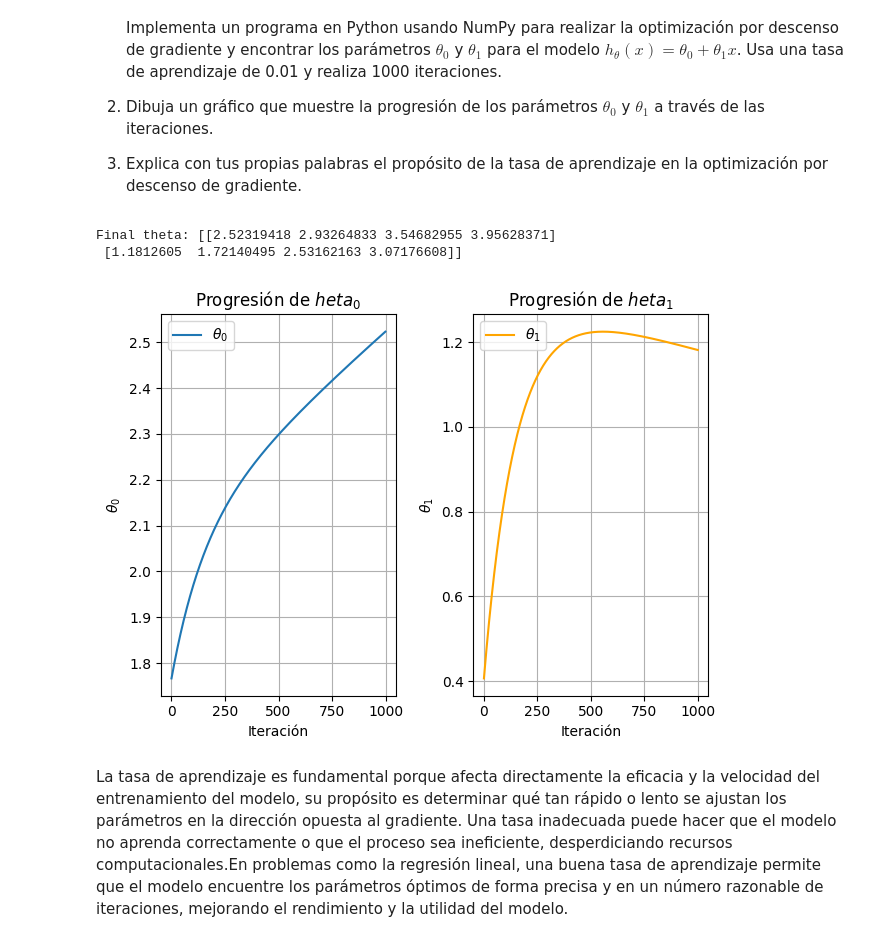
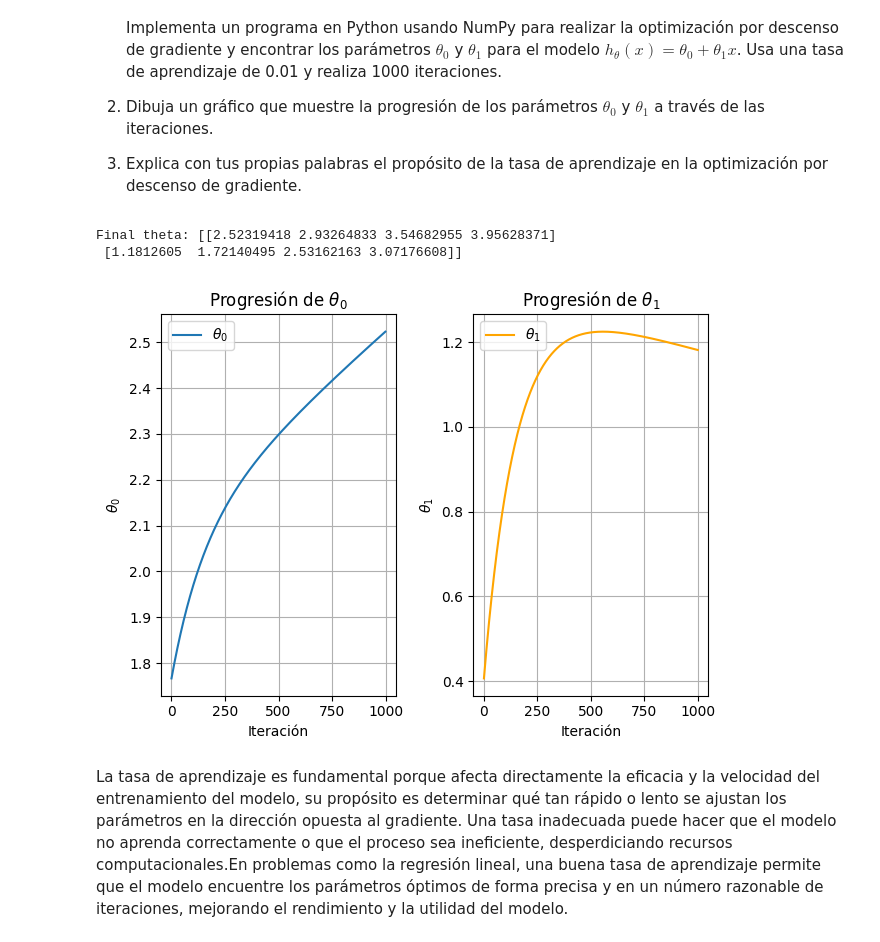
Before and after one commit to undelapaz-rnap-2025I/ejercicios-y-ejemplos-con-numpy-ElWilly9, a Jupyter notebook: rnap_2024_II_exercises_and_examples_numpy.ipynb, the cells around one changed output. Saved outputs shown, nothing was run; the diff lists cells and outputs as text; code cells hidden in the pictures.

```diff
--- a/rnap_2024_II_exercises_and_examples_numpy.ipynb
+++ b/rnap_2024_II_exercises_and_examples_numpy.ipynb
@@ -574,35 +574,35 @@ theta = np.random.randn(2, 1)
 theta_0_history = []
 theta_1_history = []
 # Gradient Descent
 for iteration in range(n_iterations):
     gradients = 2 / 100 * X_b.T.dot(X_b.dot(theta) - y)
     theta = theta - learning_rate * gradients
     # Almacenar los valores de theta en cada iteración
     theta_0_history.append(theta[0, 0])
     theta_1_history.append(theta[1, 0])
 print("Final theta:", theta)
 
 plt.subplot(1, 2, 1)
 plt.plot(theta_0_history, label=r'$\theta_0$')
 plt.xlabel('Iteración')
 plt.ylabel(r'$\theta_0$')
-plt.title('Progresión de $\theta_0$')
+plt.title(r'Progresión de $\theta_0$')
 plt.grid(True)
 plt.legend()
 
 plt.subplot(1, 2, 2)
 plt.plot(theta_1_history, label=r'$\theta_1$', color='orange')
 plt.xlabel('Iteración')
 plt.ylabel(r'$\theta_1$')
-plt.title('Progresión de $\theta_1$')
+plt.title(r'Progresión de $\theta_1$')
 plt.grid(True)
 plt.legend()
 
 plt.tight_layout()
 plt.show()
 # %% [output]
 Final theta: [[2.52319418 2.93264833 3.54682955 3.95628371]
  [1.1812605  1.72140495 2.53162163 3.07176608]]
-[figure, old version]
+[figure, new version]
 # %% [markdown]
 La tasa de aprendizaje es fundamental porque afecta directamente la eficacia y la velocidad del entrenamiento del modelo, su propósito es determinar qué tan rápido o lento se ajustan los parámetros en la dirección opuesta al gradiente. Una tasa inadecuada puede hacer que el modelo no aprenda correctamente o que el proceso sea ineficiente, desperdiciando recursos computacionales.En problemas como la regresión lineal, una buena tasa de aprendizaje permite que el modelo encuentre los parámetros óptimos de forma precisa y en un número razonable de iteraciones, mejorando el rendimiento y la utilidad del modelo.
```
